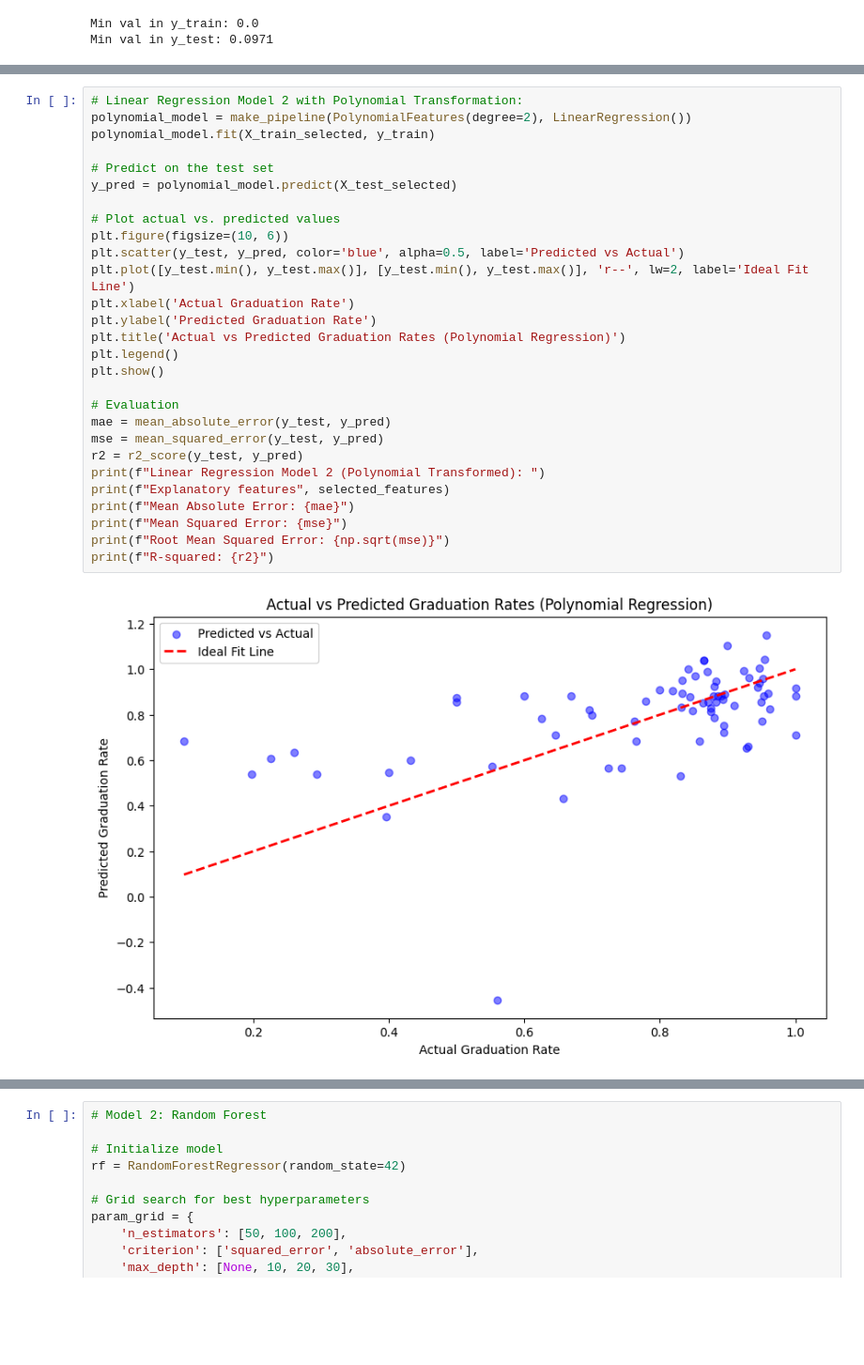
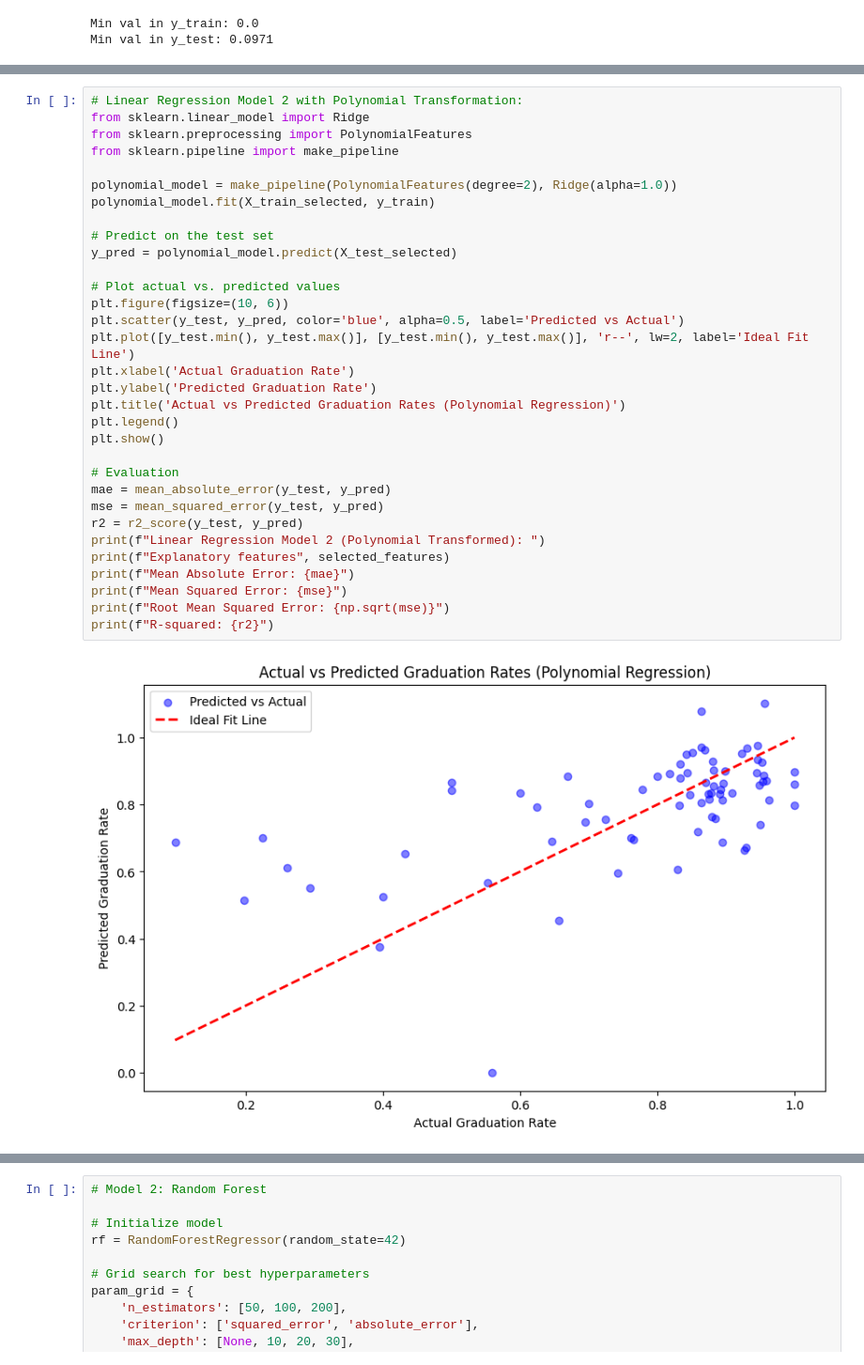
Before and after one commit to melody-gold/csci303_project, a Jupyter notebook: CSCI303_Semester_Proj.ipynb, the cells around one changed output, grey strips where cells are left out. Shown at 94% size. Drawn from its saved outputs; the diff is of its cells as text; blank space fills up the shorter version.

Commit message:
Regularization on the Polynomial Transformed LRM

```diff
--- a/CSCI303_Semester_Proj.ipynb
+++ b/CSCI303_Semester_Proj.ipynb
@@ -372,34 +370,38 @@ Root Mean Squared Error: 0.19593552798668545
 R-squared: 0.12985594792228106
 # %%
 # Linear Regression Model 2 with Polynomial Transformation:
-polynomial_model = make_pipeline(PolynomialFeatures(degree=2), LinearRegression())
+from sklearn.linear_model import Ridge
+from sklearn.preprocessing import PolynomialFeatures
+from sklearn.pipeline import make_pipeline
+
+polynomial_model = make_pipeline(PolynomialFeatures(degree=2), Ridge(alpha=1.0))
 polynomial_model.fit(X_train_selected, y_train)
 
 # Predict on the test set
 y_pred = polynomial_model.predict(X_test_selected)
 
 # Plot actual vs. predicted values
 plt.figure(figsize=(10, 6))
 plt.scatter(y_test, y_pred, color='blue', alpha=0.5, label='Predicted vs Actual')
 plt.plot([y_test.min(), y_test.max()], [y_test.min(), y_test.max()], 'r--', lw=2, label='Ideal Fit Line')
 plt.xlabel('Actual Graduation Rate')
 plt.ylabel('Predicted Graduation Rate')
 plt.title('Actual vs Predicted Graduation Rates (Polynomial Regression)')
 plt.legend()
 plt.show()
 
 # Evaluation
 mae = mean_absolute_error(y_test, y_pred)
 mse = mean_squared_error(y_test, y_pred)
 r2 = r2_score(y_test, y_pred)
 print(f"Linear Regression Model 2 (Polynomial Transformed): ")
 print(f"Explanatory features", selected_features)
 print(f"Mean Absolute Error: {mae}")
 print(f"Mean Squared Error: {mse}")
 print(f"Root Mean Squared Error: {np.sqrt(mse)}")
 print(f"R-squared: {r2}")
 # %% [output]
-[figure, old version]
+[figure, new version]
 Linear Regression Model 2 (Polynomial Transformed):
 Explanatory features Index(['enrollment', 'students_susp_out_sch_single', 'suspensions_instances',
        'teachers_fte_crdc', 'teachers_absent_fte', 'counselors_fte',
```
Also changed, not shown: parts of 2 cells of this notebook.
